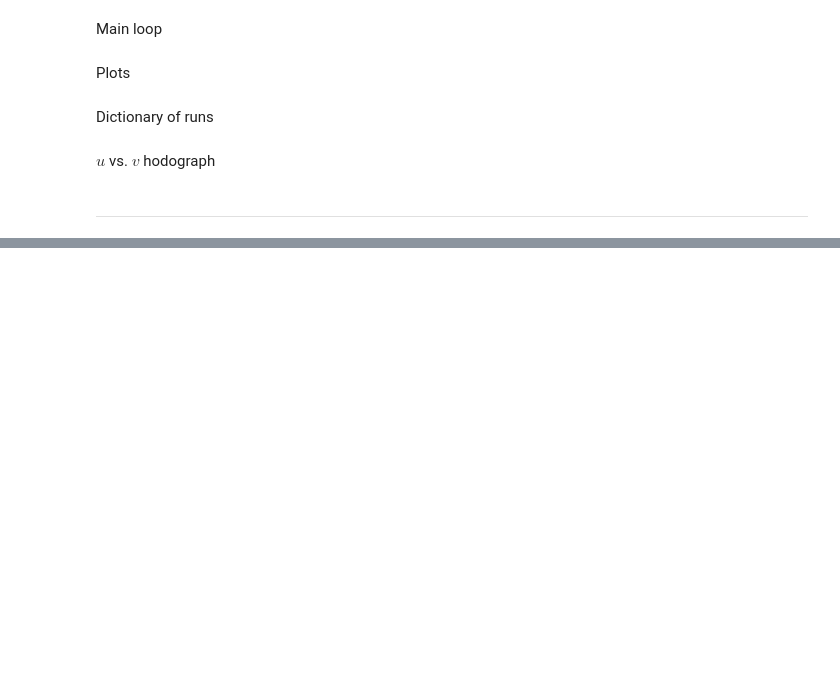
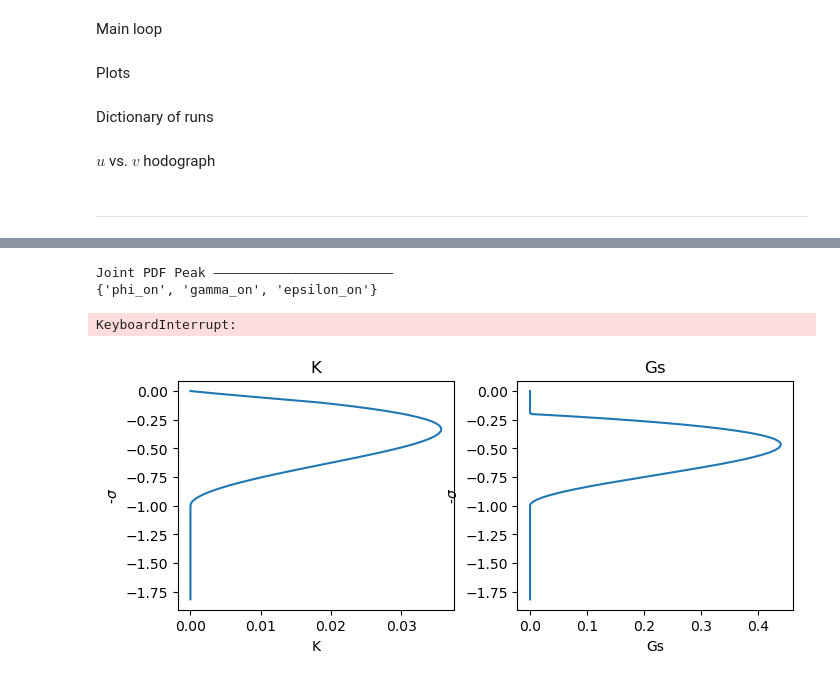
Before and after one commit to sierrastevnson/EkmanModel, a Jupyter notebook: ekmanmodel.ipynb, the cells around one changed output, grey strips where cells are left out. Drawn from its saved outputs; the diff is of its cells as text; code cells hidden in the pictures; blank space fills up the shorter version.

Commit message:
Minor fixes to generalize path names

```diff
--- a/ekmanmodel.ipynb
+++ b/ekmanmodel.ipynb
@@ -140,13 +145,14 @@ threshold_epsilon = 0.10            # nondimensional extent of surface layer
 LES data
 # %%
 # Create dataframe of LES runs data
-LES_runs = pd.read_csv(f"{os.getcwd()}/LES_runs/all_LES_runs(1).txt", sep=None, engine="python").rename({"A" : "Lambda"}, axis = 1)
-LES_runs['h'] = [-66.8,-67.5,-60,-60,-66.8,-61.9, -63.8, -64.5, -64.9, -68.2, -62.2, -64.9, -58.5]  # Add h (boundary layer depth) values from paper
-LES_runs['h_e'] = [-55.9, -57, -49.9, -50.2, -55.1, -52.5, -54.4,-54.8, -54.8, -56.2, -52.9, -55.1, -48.1]  # Add h (boundary layer depth) values from paper
-LES_runs['La_SL'] = [0.28,0.52,1.70,0,0.69,0.51,0,1.74,0.75,3.47,1.51,0.51,0]
+LES_runs = pd.read_csv(f"{os.getcwd()}/LES_runs/all_LES_runs.txt", sep=None, engine="python").rename({"A" : "Lambda"}, axis = 1)
+LES_runs['h'] = [-66.8,-67.5,-60,-60,-66.8,-61.9, -63.8, -64.5, -64.9, -68.2, -62.2, -64.9, -58.5]          # Add h (boundary layer depth) values from paper
+LES_runs['h_e'] = [-55.9, -57, -49.9, -50.2, -55.1, -52.5, -54.4,-54.8, -54.8, -56.2, -52.9, -55.1, -48.1]  # Add h_E (entrainment layer depth) values from paper
+LES_runs['La_SL'] = [0.28,0.52,1.70,0,0.69,0.51,0,1.74,0.75,3.47,1.51,0.51,0]                               # Add La_SL (surface langmuir) values from paper
+
 run_names = np.array(LES_runs['Name'])
 file_names = ["wu00L02","wu00L03","wu00L10","wu00Lin","wu00L04","wu01L03","wu01Lin","wu01L10","wu02L04","wu03L20","wu10L09","wu20L03","wu0inLna"]
-path = f"{os.getcwd()}/LES_runs/"
+path =f"{os.getcwd()}/LES_runs/"
 files = LES_runs["File"].values
 
 df = {}
@@ -284,8 +299,9 @@ def BC(u_val, v_val, K, tau_x_over_rho, tau_y_over_rho):
     return F_u_top, F_v_top
 # %%
 saverate = 5
+
 def runLoop(run_name, testing=False, get_saved=False):
-    print(run_name + " ———————————————————————")
+    print(run_name, "———————————————————————")
     LES_u, LES_v = df[run_name]["u"][::int(3/dz)], df[run_name]["v"][::int(3/dz)]
     all_uverr, all_saved = [], []
 
@@ -365,9 +381,9 @@ def runLoop(run_name, testing=False, get_saved=False):
             v = np.copy(v_fut)
 
             # Save history
-            # if (n/dt)%saverate == 0:
-            #     u_saved[:,int((n/dt)/saverate)] = np.copy(u)
-            #     v_saved[:,int((n/dt)/saverate)] = np.copy(v)
+            if n%saverate == 0 and int((n/dt)/saverate) < Nt:
+                u_saved[:,int((n/dt)/saverate)] = np.copy(u)
+                v_saved[:,int((n/dt)/saverate)] = np.copy(v)
 
         # Get average value of u and v oscillations
         u_avg = np.mean(u_saved[-int(2*np.pi/f):], axis=1)
@@ -586,0 +592,23 @@ Save figs = False.
+# %%
+runs = { # run name
+    # 'Neutral Swell':                [*runLoop('Neutral Swell',               testing=testing)],
+#     'Neutral Wind-Wave Eq.':        [*runLoop('Neutral Wind-Wave Eq.',       testing=testing)],
+#     'Neutral Weak Waves':           [*runLoop('Neutral Weak Waves',          testing=testing)],
+#     'Pure Wind Stress':             [*runLoop('Pure Wind Stress',            testing=testing)],
+#     'Weak Conv + Waves':            [*runLoop('Weak Conv + Waves',           testing=testing)],
+#     'Weak Conv + Wind-Wave Eq.':    [*runLoop('Weak Conv + Wind-Wave Eq.',   testing=testing)],
+#     'Weak Conv + Waveless':         [*runLoop('Weak Conv + Waveless',        testing=testing)],
+#     'Weak Conv+ Weak Waves':        [*runLoop('Weak Conv+ Weak Waves',       testing=testing)],
+    'Joint PDF Peak':               [*runLoop('Joint PDF Peak',              testing=testing)],
+#     'Weak Conv + very Weak Waves':  [*runLoop('Weak Conv + very Weak Waves', testing=testing)],
+#     'Strong Conv + weak Waves':     [*runLoop('Strong Conv + weak Waves',    testing=testing)],
+#     'Strong Conv + Wind-Wave Eq':   [*runLoop('Strong Conv + Wind-Wave Eq',  testing=testing)],
+#     'Pure Convection':              [*runLoop('Pure Convection',             testing=testing)]
+}
+# PlotProfiles(runs, testing, save)
+# PlotHodo(runs, testing, save)
+# %% [output]
+Joint PDF Peak ———————————————————————
+{'phi_on', 'gamma_on', 'epsilon_on'}
+KeyboardInterrupt:
+[figure, added]
```
Also changed, not shown: parts of 7 cells of this notebook, 41 other files.
